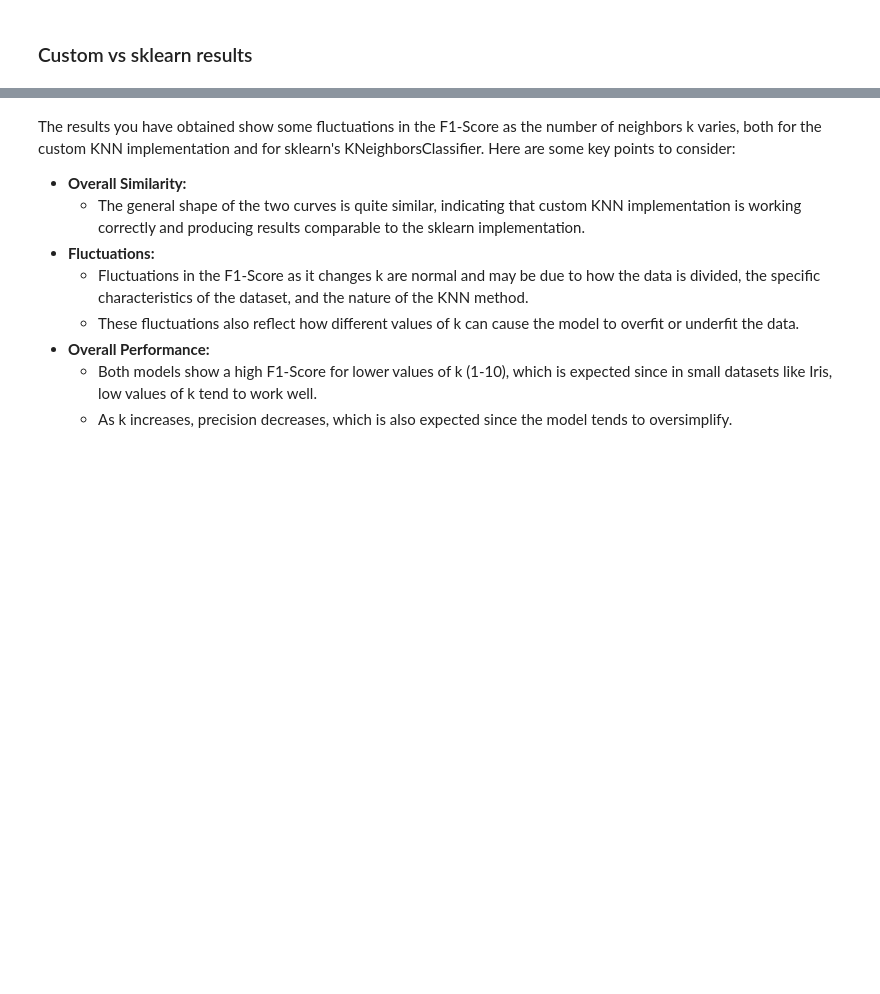
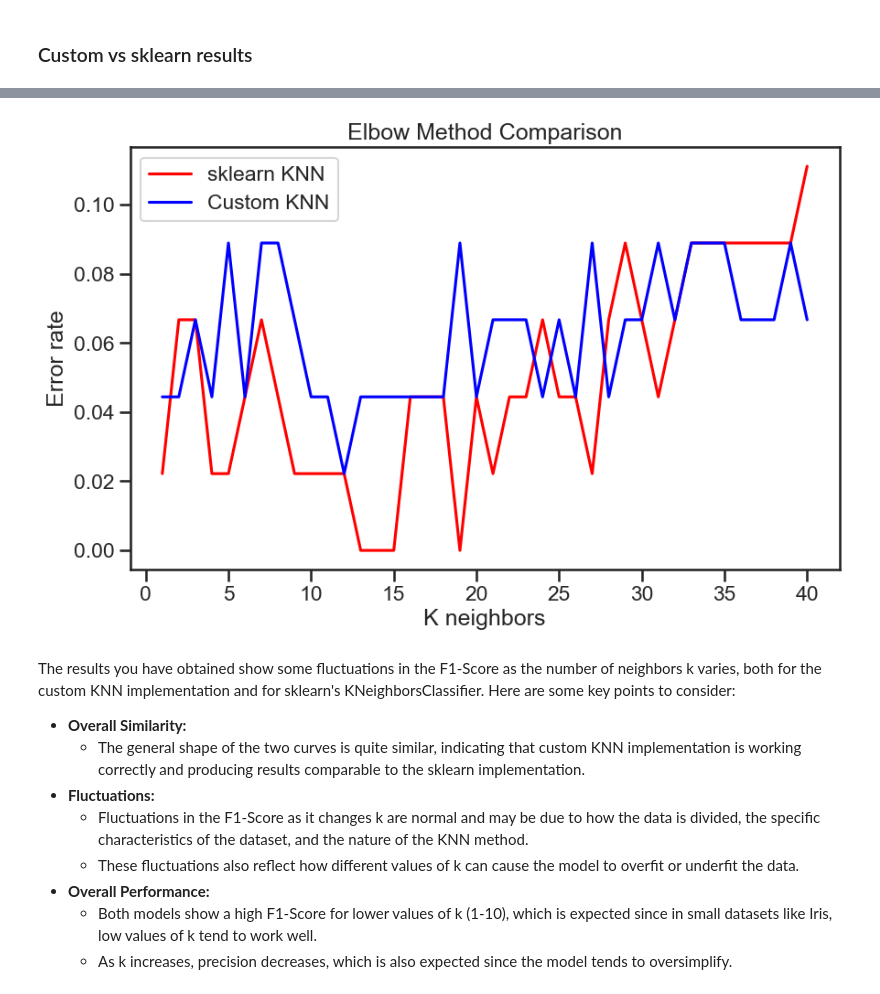
Before and after one commit to vanstrouble/knn-from-scratch, a Jupyter notebook: knn_model.ipynb, the cells around one changed output, grey strips where cells are left out. Cells and saved outputs as stored; diff of their text form; code cells hidden in the pictures; blank space fills up the shorter version.

```diff
--- a/knn_model.ipynb
+++ b/knn_model.ipynb
@@ -164,3 +177,17 @@ plt.show()
+# %%
+sns.set_context('talk')
+sns.set_style('ticks')
+
+plt.figure(figsize=(10, 6))
+plt.plot(range(1, max_k + 1), sklearn_error_rates, color='r', label='sklearn KNN')
+plt.plot(range(1, max_k + 1), error_rates, color='b', label='Custom KNN')
+plt.title('Elbow Method Comparison')
+plt.xlabel('K neighbors')
+plt.ylabel('Error rate')
+plt.legend()
+plt.show()
+# %% [output]
+[figure, added]
 # %% [markdown]
 The results you have obtained show some fluctuations in the F1-Score as the number of neighbors k varies, both for the custom KNN implementation and for sklearn's KNeighborsClassifier.
 Here are some key points to consider:
```
Also changed, not shown: parts of 13 cells of this notebook.
